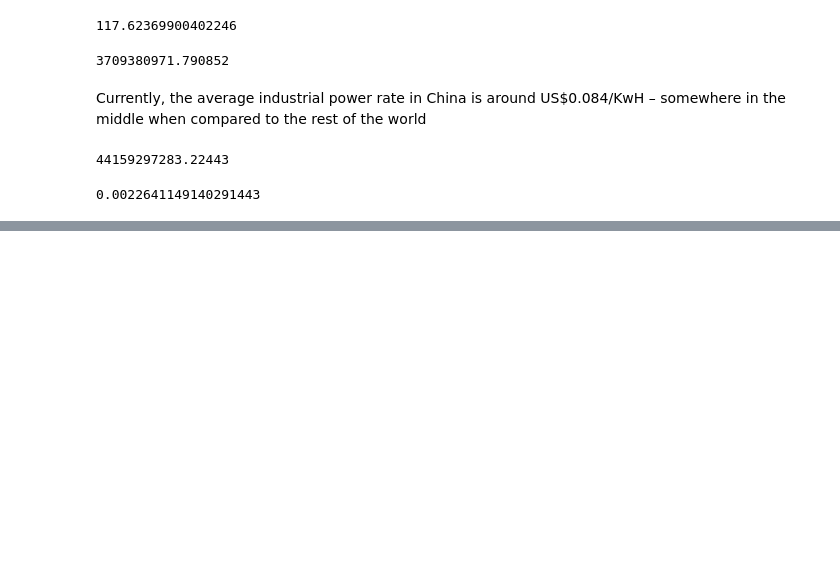
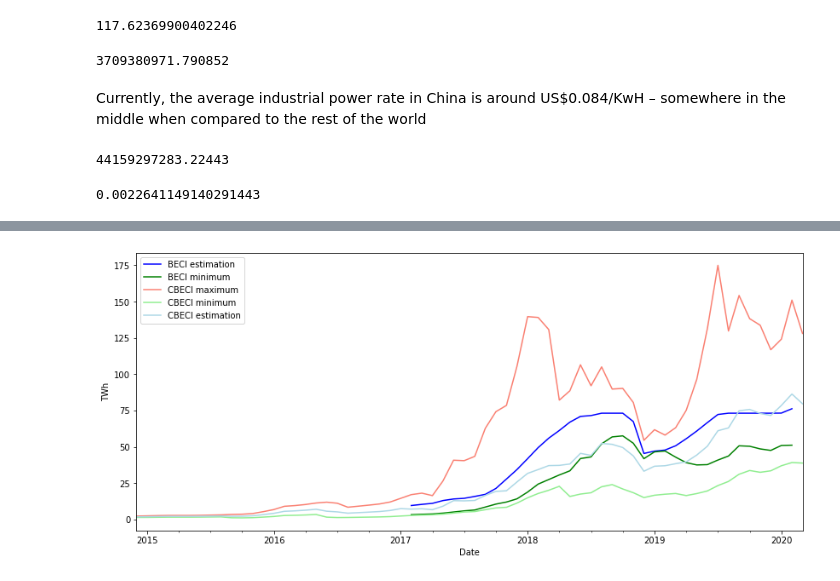
Before and after one commit to Lukasdeloose/sustainable_blockchain, a Jupyter notebook: data_analysis/energy_consumption.ipynb, the cells around one changed output, grey strips where cells are left out. Saved outputs shown, nothing was run; the diff lists cells and outputs as text; code cells hidden in the pictures; blank space fills up the shorter version.

Commit message:
BECI vs CBECI

```diff
--- a/data_analysis/energy_consumption.ipynb
+++ b/data_analysis/energy_consumption.ipynb
@@ -220,0 +285,14 @@ energy_TWh/total_energy_world_TWh
+# %%
+BECI = pd.read_csv('data/BECI_TWh.csv')
+BECI['Date'] = pd.to_datetime(BECI['Date'])
+BECI = BECI.set_index('Date')
+BECI_avg = BECI.groupby(pd.Grouper(freq='M')).mean()
+BECI_avg = BECI_avg.rename(columns={'Estimated TWh per Year': 'BECI estimation', 'Minimum TWh per Year': 'BECI minimum'})
+# %%
+CBECI = pd.read_csv('data/CBECI.csv')
+CBECI = CBECI.rename(columns={'Date and Time': 'Date', 'MAX': 'CBECI maximum', 'MIN': 'CBECI minimum', 'GUESS': 'CBECI estimation'})
+CBECI['Date'] = pd.to_datetime(CBECI['Date'])
+CBECI = CBECI.set_index('Date')
+CBECI = CBECI.drop(columns=['Timestamp'])
+CBECI_avg = CBECI.groupby(pd.Grouper(freq='M')).mean()
+CBECI_avg
@@ -220,0 +314,7 @@ energy_TWh/total_energy_world_TWh
+# %%
+ax = BECI_avg.plot(figsize=(14,6), color=['blue', 'green'])
+CBECI_avg.plot(ax=ax, color=['salmon','lightgreen','lightblue'])
+plt.ylabel('TWh')
+plt.show()
+# %% [output]
+[figure, added]
```
Also changed, not shown: parts of 9 cells of this notebook, 4 other files.
